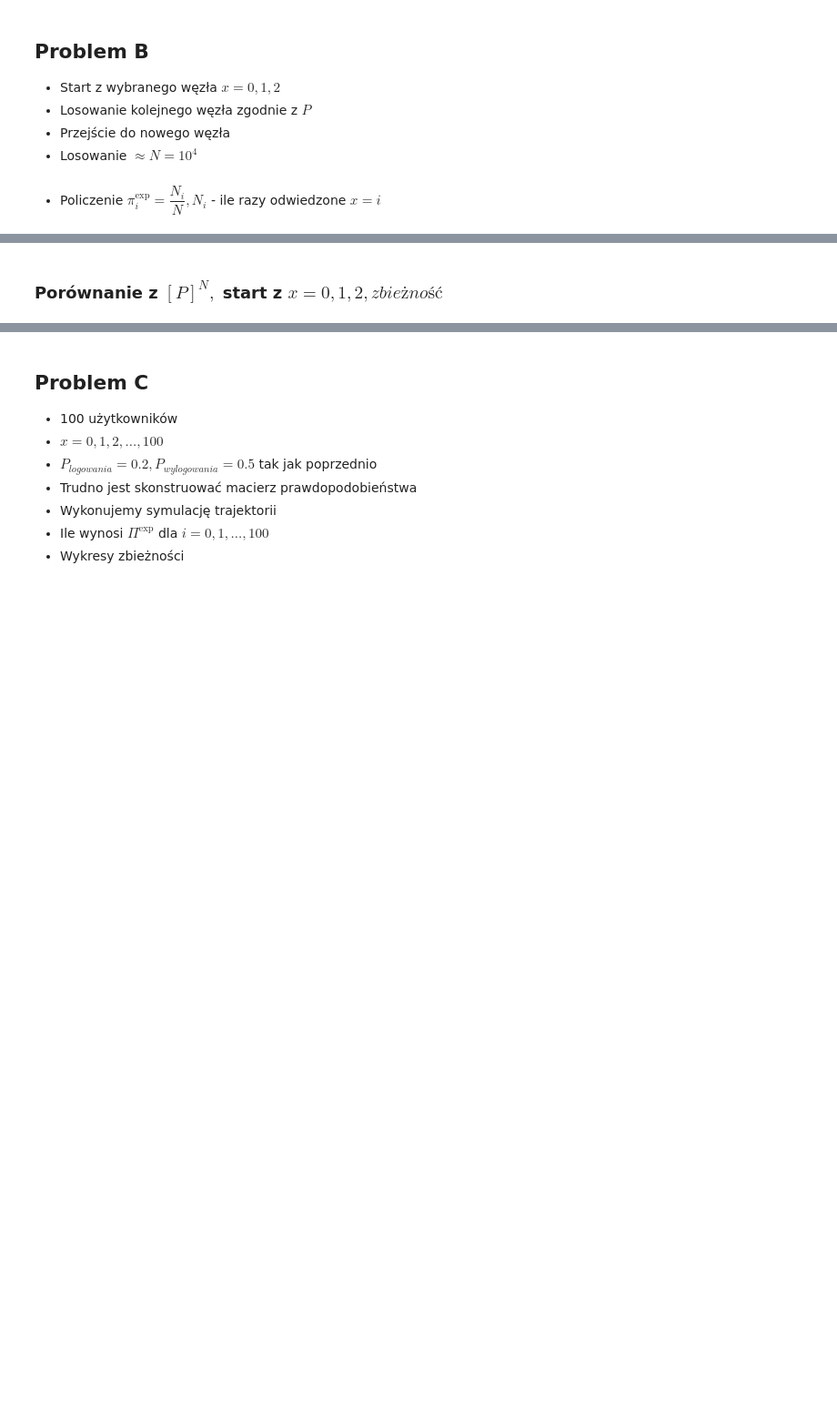
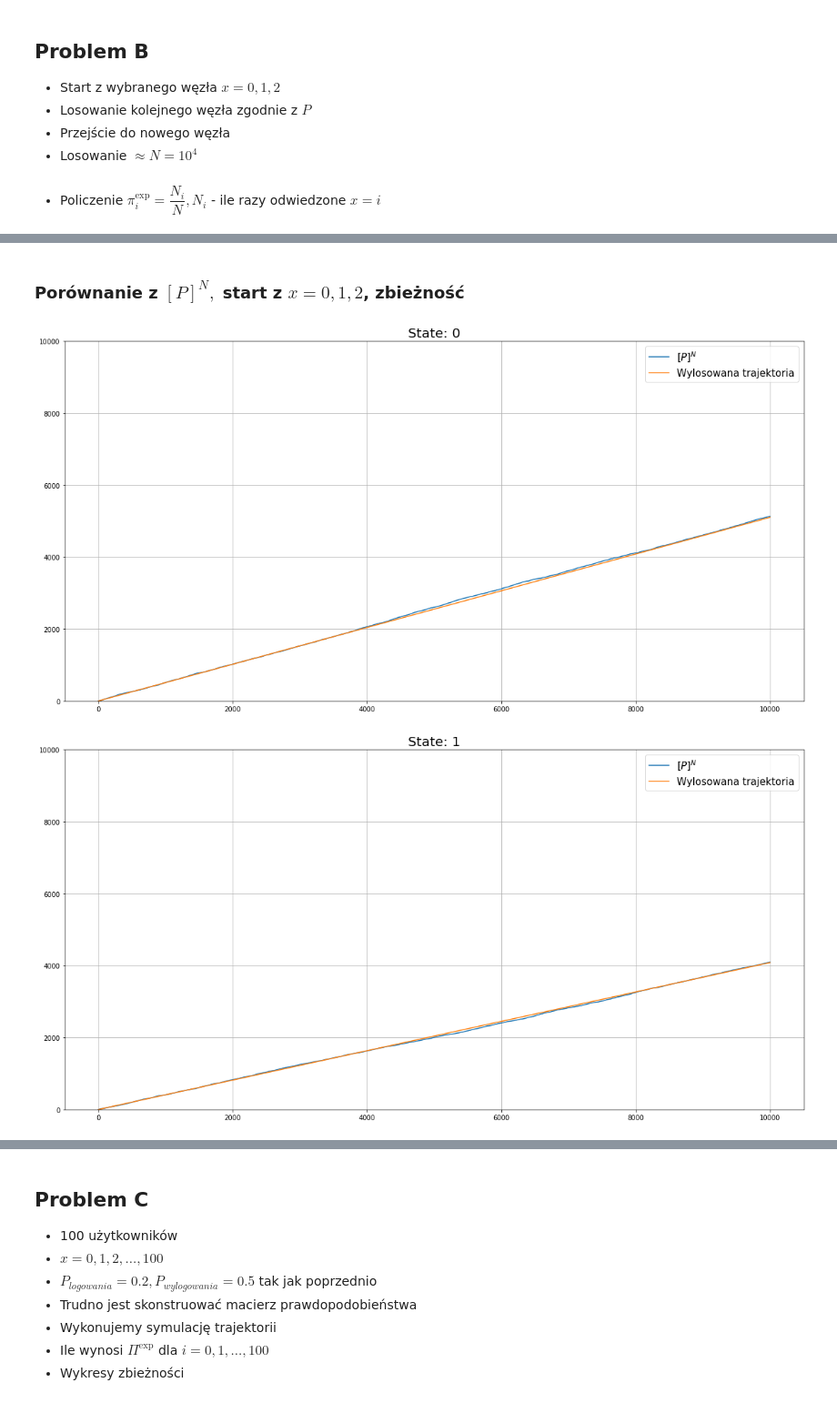
Before and after one commit to ulmii/statistical-methods, a Jupyter notebook: 2.ipynb, the cells around one changed output, grey strips where cells are left out. Shown at 91% size. Saved outputs shown, nothing was run; the diff lists cells and outputs as text; code cells hidden in the pictures; blank space fills up the shorter version.

Commit message:
Add plots for tasks in set 2

```diff
--- a/2.ipynb
+++ b/2.ipynb
@@ -170,2 +170,26 @@ for s in states:
 # %% [markdown]
-### Porównanie z $ [P]^N, $ start z $ x = 0, 1, 2, zbieżność $
+### Porównanie z $ [P]^N, $ start z $ x = 0, 1, 2 $,  zbieżność
+# %%
+P = np.matrix([[0.64, 0.32, 0.04],
+              [0.4, 0.5, 0.1],
+              [0.25, 0.5, 0.25]])
+
+tn = matrix_power(P, 10)
+plt.rcParams['axes.titlesize']=20
+state_arr = [[], [], []]
+
+for s in states:
+    for i in range(N):
+        state_arr[s].append(tn[0, s] * i)
+
+    plt.plot(range(N + 2), state_sum[s], label=f'$[P]^N$')
+    plt.plot(range(N), state_arr[s], label=f'Wylosowana trajektoria')
+
+    plt.title(f'State: {s}')
+    plt.ylim(0, N)
+    plt.grid()
+    plt.legend(loc='upper right', prop={'size': 15})
+    plt.show()
+# %% [output]
+[figure, added]
+[figure, added]
```
Also changed, not shown: parts of 11 cells of this notebook.
